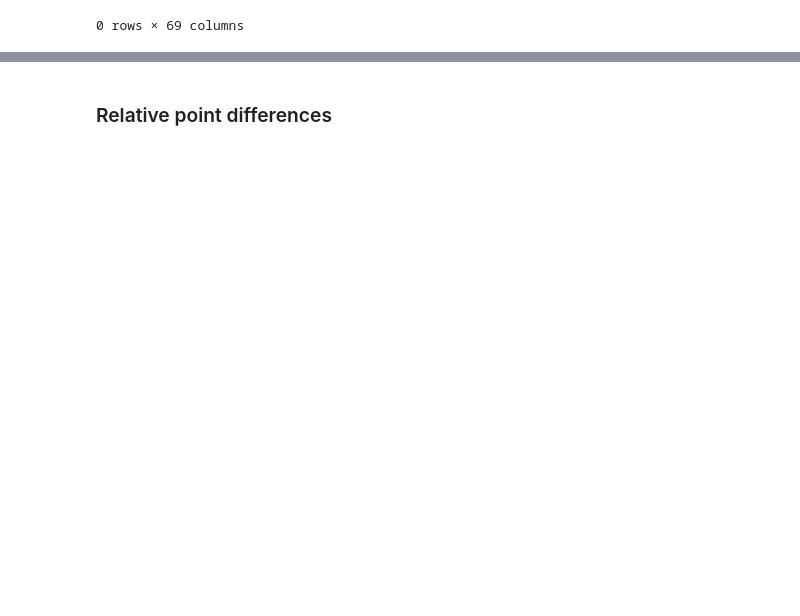
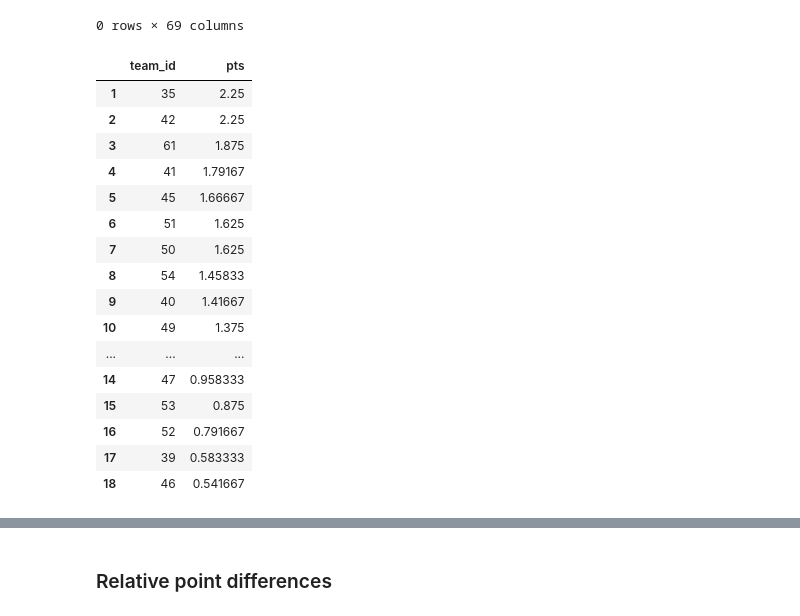
Before and after one commit to michapries/bachelors-thesis, a Jupyter notebook: data_extraction.ipynb, the cells around one changed output, grey strips where cells are left out. Cells and saved outputs as stored; diff of their text form; code cells hidden in the pictures; blank space fills up the shorter version.

```diff
--- a/data_extraction.ipynb
+++ b/data_extraction.ipynb
@@ -741,7 +813,7 @@ df[df['RND'] == 39]
 # %%
 # Gets current position of a team AFTER a given matchday in a given season
 # TODO: perhaps remove team id
-def get_cur_standings(team_id, season, matchday, league):
+def get_cur_standings_old(team_id, season, matchday, league):
     # Firstly get all the games on that matchday
     games_on_md = df[(df['season'] == season) & (df['RND'] == matchday) & (df['league'] == league)]
 
@@ -757,5 +829,66 @@ def get_cur_standings(team_id, season, matchday, league):
 
     cur_standings.index = range(1, len(cur_standings.index) + 1)
 
+    for elem in cur_standings.duplicated(subset=['team_id']):
+        if elem == True:
+            print(f'season: {season}, md: {matchday}, league: {league}')
+
     return cur_standings
+# %%
+# The idea here is to disregard the matchday values in RND and just go by taking every team's points after its last game.
+# That way we are relatively independent from postponed games.
+# This shall be done by points PER GAME(!)
+def get_cur_standings(season, league, idx):
+    if league == 'D1':
+        team_cnt_league = 18
+    else:
+        team_cnt_league = 20
+
+    season_games = df[(df['season'] == season) & (df['league'] == league)]
+
+    first_index = int(season_games.iloc[0].name)
+
+    cur_standings = pd.DataFrame(columns=['team_id', 'pts'])
+
+    for i in range(idx):
+        if idx-i < first_index:
+            break
+
+        game = season_games.loc[idx-i]
+
+        # Das hier sollte eigentlich funktionieren. Vielleicht irgendwelche probleme mit datentyp?
+        if game['HomeID'] not in cur_standings['team_id'].values:
+            #print(game['HomeID'], "\n", cur_standings[cur_standings['team_id'] == game['HomeID']])
+            cur_standings.loc[len(cur_standings), 'team_id'] = game['HomeID']
+            cur_standings.loc[len(cur_standings)-1, 'pts'] = int(game['PTS_AFTER_GAME_home']) / int(game['GAME_CNT_AFTER_GAME_home'])
+
+        if game['AwayID'] not in cur_standings['team_id'].values:
+            cur_standings.loc[len(cur_standings), 'team_id'] = game['AwayID']
+            cur_standings.loc[len(cur_standings)-1, 'pts'] = int(game['PTS_AFTER_GAME_away']) / int(game['GAME_CNT_AFTER_GAME_away'])
+
+    cur_standings.sort_values(by='pts', axis=0, ascending=False, inplace=True)
+
+    cur_standings.index = range(1, len(cur_standings.index) + 1)
+
+    return cur_standings
+# %%
+get_cur_standings(9, 24, 'D1', 6083)
+# %% [output]
+|  | team_id | pts |
+| 1 | 35 | 2.25 |
+| 2 | 42 | 2.25 |
+| 3 | 61 | 1.875 |
+| 4 | 41 | 1.79167 |
+| 5 | 45 | 1.66667 |
+| 6 | 51 | 1.625 |
+| 7 | 50 | 1.625 |
+| 8 | 54 | 1.45833 |
+| 9 | 40 | 1.41667 |
+| 10 | 49 | 1.375 |
+| ... | ... | ... |
+| 14 | 47 | 0.958333 |
+| 15 | 53 | 0.875 |
+| 16 | 52 | 0.791667 |
+| 17 | 39 | 0.583333 |
+| 18 | 46 | 0.541667 |
 # %%
```
Also changed, not shown: parts of 13 cells of this notebook.
